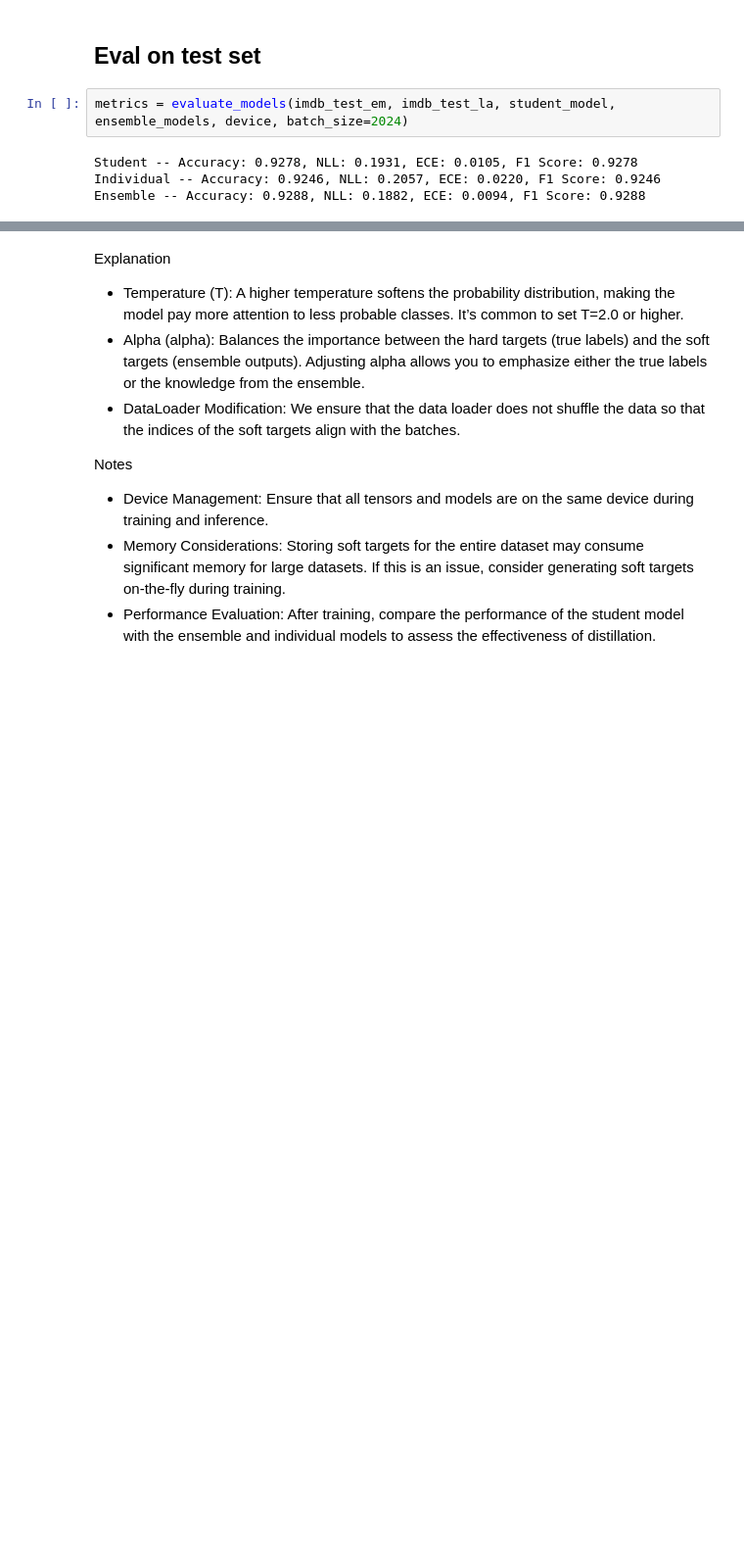
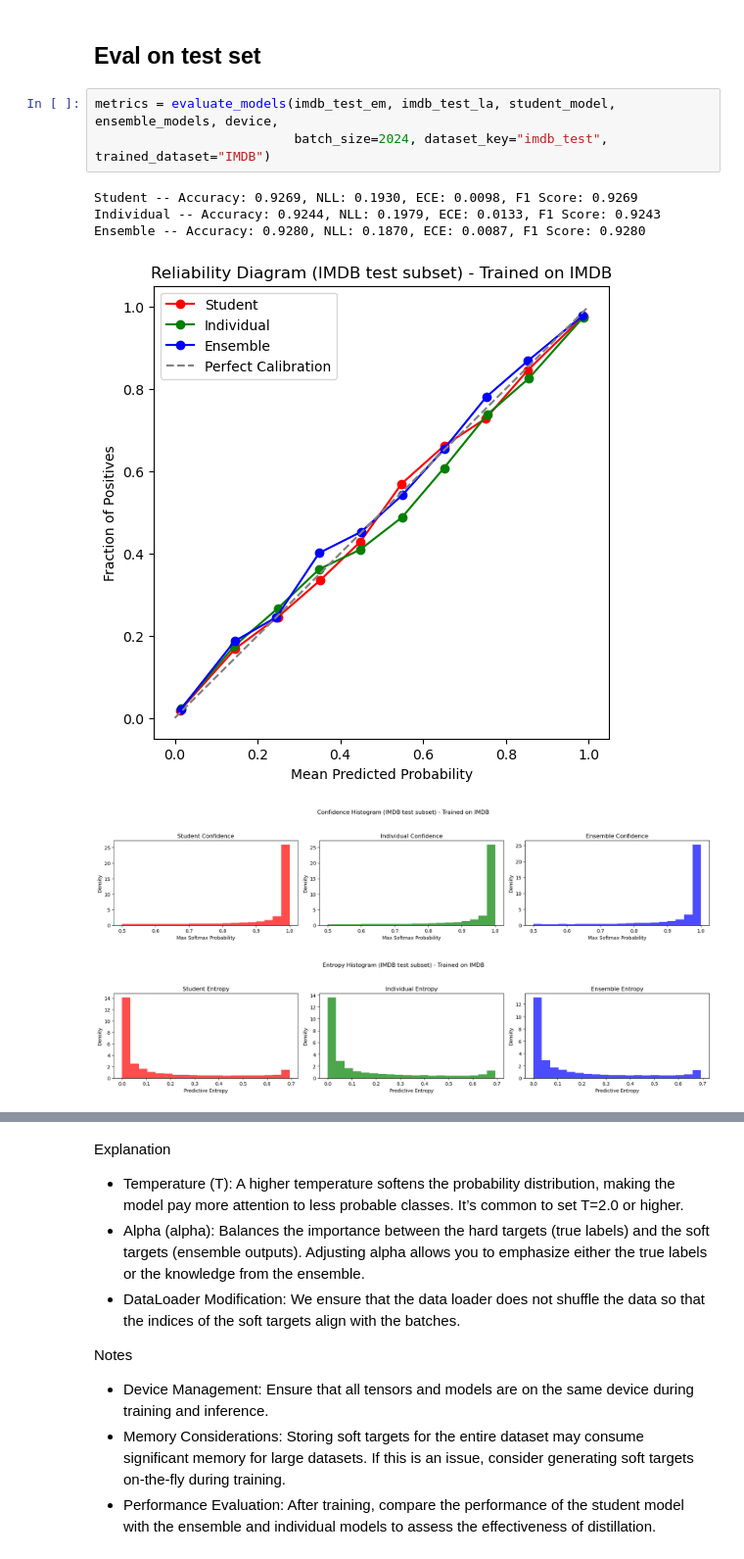
Before and after one commit to wstentzer/NLP-Project, a Jupyter notebook: main_1.3B_model-imdb-correct-standard.ipynb, the cells around one changed output, grey strips where cells are left out. Shown at 98% size. Saved outputs shown, nothing was run; the diff lists cells and outputs as text; blank space fills up the shorter version.

```diff
--- a/main_1.3B_model-imdb-correct-standard.ipynb
+++ b/main_1.3B_model-imdb-correct-standard.ipynb
@@ -464,8 +494,12 @@ Early stopping triggered at epoch 18. Restoring best model.
 # %% [markdown]
 ## Eval on test set
 # %%
-metrics = evaluate_models(imdb_test_em, imdb_test_la, student_model, ensemble_models, device, batch_size=2024)
+metrics = evaluate_models(imdb_test_em, imdb_test_la, student_model, ensemble_models, device,
+                          batch_size=2024, dataset_key="imdb_test", trained_dataset="IMDB")
 # %% [output]
-Student -- Accuracy: 0.9278, NLL: 0.1931, ECE: 0.0105, F1 Score: 0.9278
-Individual -- Accuracy: 0.9246, NLL: 0.2057, ECE: 0.0220, F1 Score: 0.9246
-Ensemble -- Accuracy: 0.9288, NLL: 0.1882, ECE: 0.0094, F1 Score: 0.9288
+Student -- Accuracy: 0.9269, NLL: 0.1930, ECE: 0.0098, F1 Score: 0.9269
+Individual -- Accuracy: 0.9244, NLL: 0.1979, ECE: 0.0133, F1 Score: 0.9243
+Ensemble -- Accuracy: 0.9280, NLL: 0.1870, ECE: 0.0087, F1 Score: 0.9280
+[figure, added]
+[figure, added]
+[figure, added]
```
Also changed, not shown: parts of 17 cells of this notebook, 4 other files.
